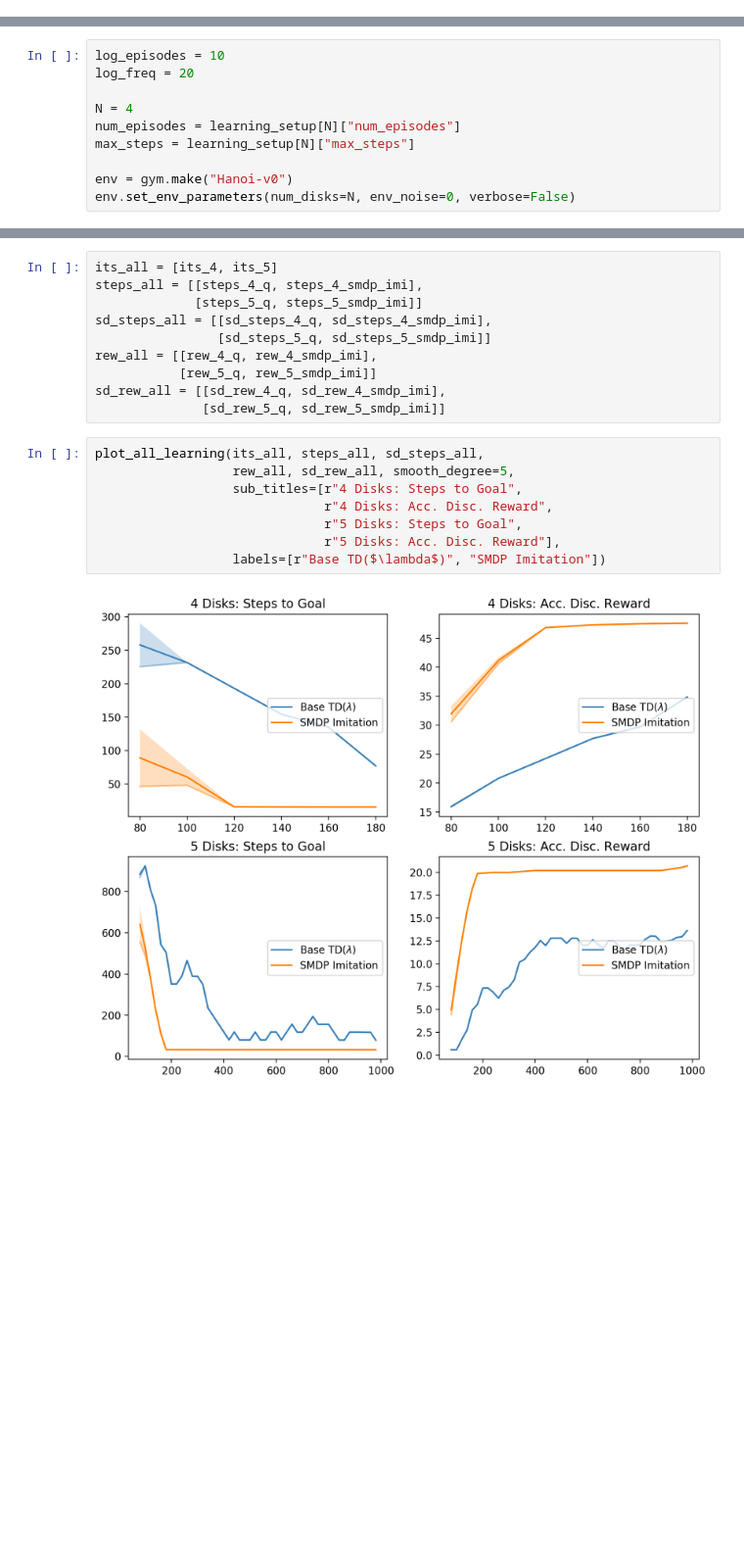
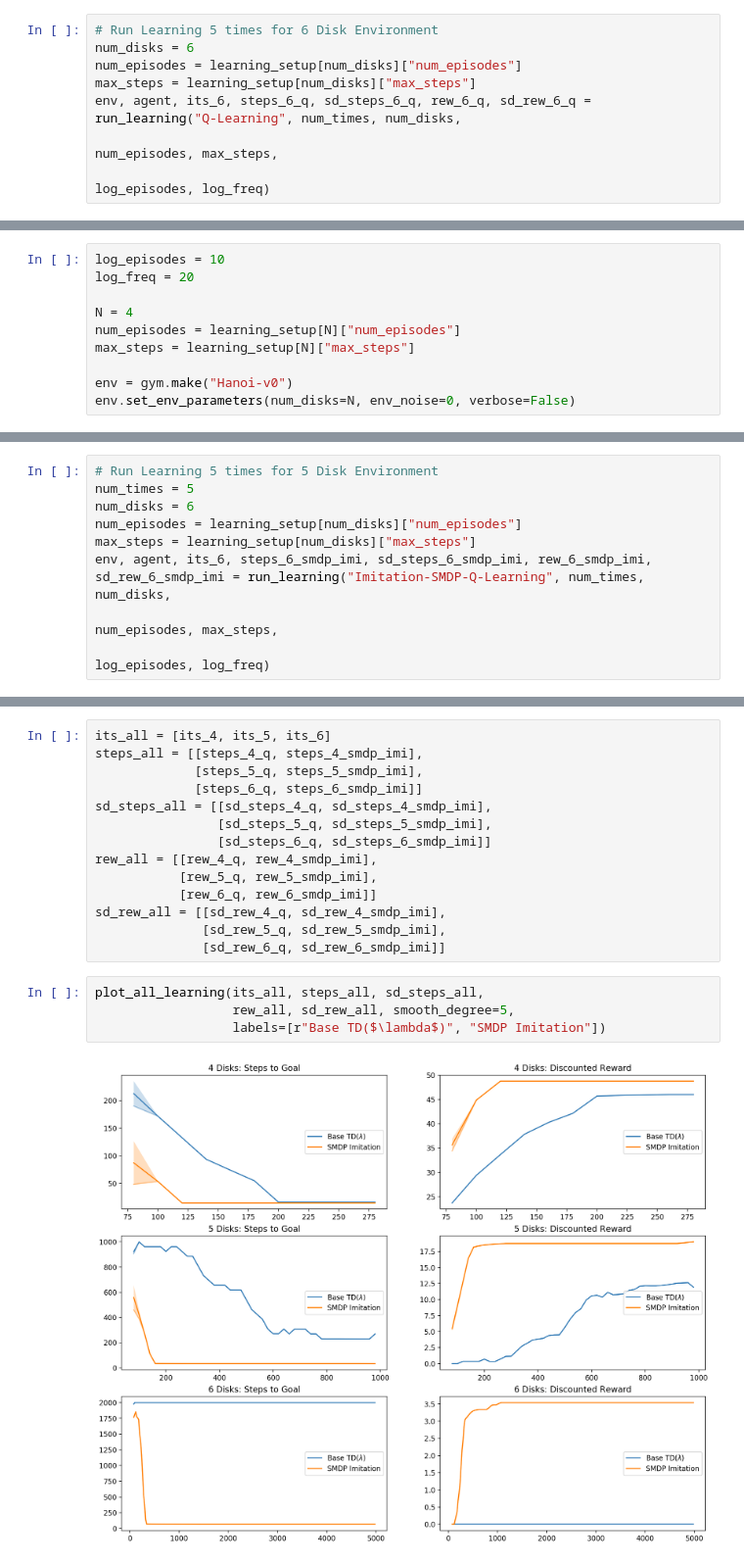
Before and after one commit to RobertTLange/action-grammars-hrl, a Jupyter notebook: workspace.ipynb, the cells around one changed output, grey strips where cells are left out. Shown at 98% size. Saved outputs shown, nothing was run; the diff lists cells and outputs as text; blank space fills up the shorter version.

```diff
--- a/workspace.ipynb
+++ b/workspace.ipynb
@@ -126,0 +135,8 @@ env, agent, its_5, steps_5_q, sd_steps_5_q, rew_5_q, sd_rew_5_q = run_learning("
+# %%
+# Run Learning 5 times for 6 Disk Environment
+num_disks = 6
+num_episodes = learning_setup[num_disks]["num_episodes"]
+max_steps = learning_setup[num_disks]["max_steps"]
+env, agent, its_6, steps_6_q, sd_steps_6_q, rew_6_q, sd_rew_6_q = run_learning("Q-Learning", num_times, num_disks,
+                                                                       num_episodes, max_steps,
+                                                                       log_episodes, log_freq)
@@ -237,0 +262,9 @@ env, agent, its_5, steps_5_smdp_imi, sd_steps_5_smdp_imi, rew_5_smdp_imi, sd_rew
+# %%
+# Run Learning 5 times for 5 Disk Environment
+num_times = 5
+num_disks = 6
+num_episodes = learning_setup[num_disks]["num_episodes"]
+max_steps = learning_setup[num_disks]["max_steps"]
+env, agent, its_6, steps_6_smdp_imi, sd_steps_6_smdp_imi, rew_6_smdp_imi, sd_rew_6_smdp_imi = run_learning("Imitation-SMDP-Q-Learning", num_times, num_disks,
+                                                                       num_episodes, max_steps,
+                                                                       log_episodes, log_freq)
@@ -238,20 +277,20 @@ env, agent, its_5, steps_5_smdp_imi, sd_steps_5_smdp_imi, rew_5_smdp_imi, sd_rew
 # %%
-its_all = [its_4, its_5]
+its_all = [its_4, its_5, its_6]
 steps_all = [[steps_4_q, steps_4_smdp_imi],
-             [steps_5_q, steps_5_smdp_imi]]
+             [steps_5_q, steps_5_smdp_imi],
+             [steps_6_q, steps_6_smdp_imi]]
 sd_steps_all = [[sd_steps_4_q, sd_steps_4_smdp_imi],
-                [sd_steps_5_q, sd_steps_5_smdp_imi]]
+                [sd_steps_5_q, sd_steps_5_smdp_imi],
+                [sd_steps_6_q, sd_steps_6_smdp_imi]]
 rew_all = [[rew_4_q, rew_4_smdp_imi],
-           [rew_5_q, rew_5_smdp_imi]]
+           [rew_5_q, rew_5_smdp_imi],
+           [rew_6_q, rew_6_smdp_imi]]
 sd_rew_all = [[sd_rew_4_q, sd_rew_4_smdp_imi],
-              [sd_rew_5_q, sd_rew_5_smdp_imi]]
+              [sd_rew_5_q, sd_rew_5_smdp_imi],
+              [sd_rew_6_q, sd_rew_6_smdp_imi]]
 # %%
 plot_all_learning(its_all, steps_all, sd_steps_all,
                   rew_all, sd_rew_all, smooth_degree=5,
-                  sub_titles=[r"4 Disks: Steps to Goal",
-                              r"4 Disks: Acc. Disc. Reward",
-                              r"5 Disks: Steps to Goal",
-                              r"5 Disks: Acc. Disc. Reward"],
                   labels=[r"Base TD($\lambda$)", "SMDP Imitation"])
 # %% [output]
-[figure, old version]
+[figure, new version]
```
Also changed, not shown: parts of 14 cells of this notebook, 11 other files.
